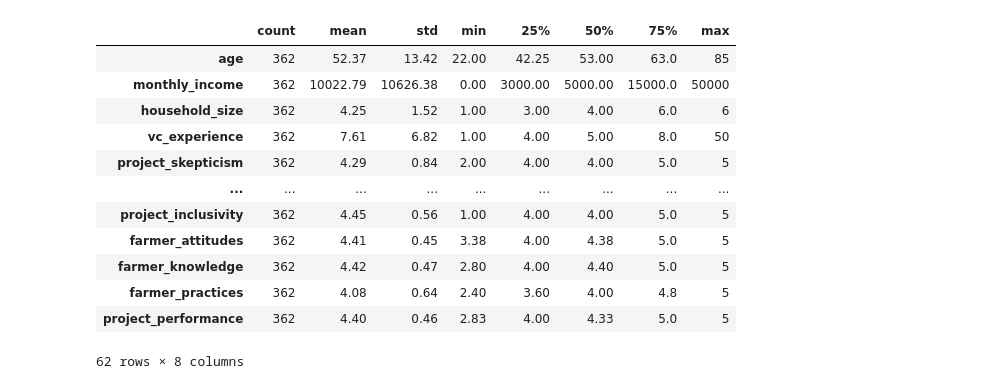
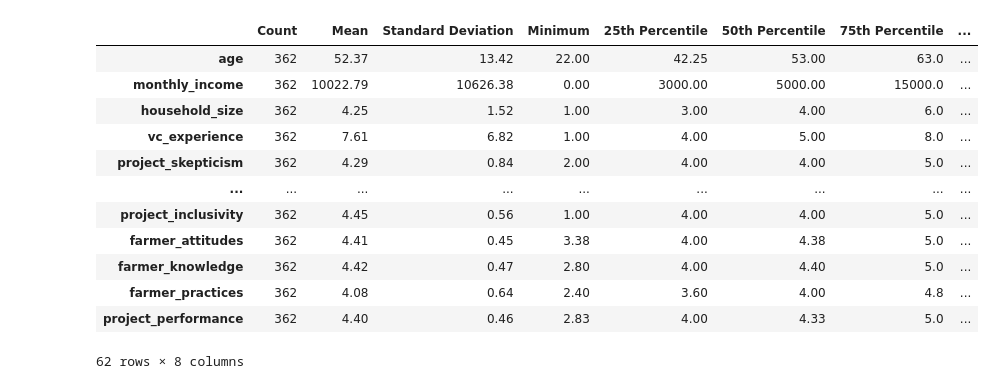
Before and after one commit to StephKisee/narigp-farmer-impact-study, a Jupyter notebook: notebooks/notebook.ipynb, the cells around one changed output. Cells and saved outputs as stored; diff of their text form; code cells hidden in the pictures.

```diff
--- a/notebooks/notebook.ipynb
+++ b/notebooks/notebook.ipynb
@@ -326,18 +332,18 @@ plt.show()
 # %%
-df_outliers.describe().round(2).T.map(lambda x: int(x) if x.is_integer() else x)
+df_outliers.describe().round(2).T.map(lambda x: int(x) if x.is_integer() else x).rename(columns={'count': 'Count', 'mean': 'Mean', 'std': 'Standard Deviation', 'min': 'Minimum', '25%': '25th Percentile', '50%': '50th Percentile', '75%': '75th Percentile', 'max': 'Maximum'})
 # %% [output]
-|  | count | mean | std | min | 25% | 50% | 75% | max |
-| age | 362 | 52.37 | 13.42 | 22.00 | 42.25 | 53.00 | 63.0 | 85 |
-| monthly_income | 362 | 10022.79 | 10626.38 | 0.00 | 3000.00 | 5000.00 | 15000.0 | 50000 |
-| household_size | 362 | 4.25 | 1.52 | 1.00 | 3.00 | 4.00 | 6.0 | 6 |
-| vc_experience | 362 | 7.61 | 6.82 | 1.00 | 4.00 | 5.00 | 8.0 | 50 |
-| project_skepticism | 362 | 4.29 | 0.84 | 2.00 | 4.00 | 4.00 | 5.0 | 5 |
+|  | Count | Mean | Standard Deviation | Minimum | 25th Percentile | 50th Percentile | 75th Percentile | ... |
+| age | 362 | 52.37 | 13.42 | 22.00 | 42.25 | 53.00 | 63.0 | ... |
+| monthly_income | 362 | 10022.79 | 10626.38 | 0.00 | 3000.00 | 5000.00 | 15000.0 | ... |
+| household_size | 362 | 4.25 | 1.52 | 1.00 | 3.00 | 4.00 | 6.0 | ... |
+| vc_experience | 362 | 7.61 | 6.82 | 1.00 | 4.00 | 5.00 | 8.0 | ... |
+| project_skepticism | 362 | 4.29 | 0.84 | 2.00 | 4.00 | 4.00 | 5.0 | ... |
 | ... | ... | ... | ... | ... | ... | ... | ... | ... |
-| project_inclusivity | 362 | 4.45 | 0.56 | 1.00 | 4.00 | 4.00 | 5.0 | 5 |
-| farmer_attitudes | 362 | 4.41 | 0.45 | 3.38 | 4.00 | 4.38 | 5.0 | 5 |
-| farmer_knowledge | 362 | 4.42 | 0.47 | 2.80 | 4.00 | 4.40 | 5.0 | 5 |
-| farmer_practices | 362 | 4.08 | 0.64 | 2.40 | 3.60 | 4.00 | 4.8 | 5 |
-| project_performance | 362 | 4.40 | 0.46 | 2.83 | 4.00 | 4.33 | 5.0 | 5 |
+| project_inclusivity | 362 | 4.45 | 0.56 | 1.00 | 4.00 | 4.00 | 5.0 | ... |
+| farmer_attitudes | 362 | 4.41 | 0.45 | 3.38 | 4.00 | 4.38 | 5.0 | ... |
+| farmer_knowledge | 362 | 4.42 | 0.47 | 2.80 | 4.00 | 4.40 | 5.0 | ... |
+| farmer_practices | 362 | 4.08 | 0.64 | 2.40 | 3.60 | 4.00 | 4.8 | ... |
+| project_performance | 362 | 4.40 | 0.46 | 2.83 | 4.00 | 4.33 | 5.0 | ... |
 62 rows × 8 columns
 # %%
 # Plot project_performance on the map
```
Also changed, not shown: parts of 10 cells of this notebook.
